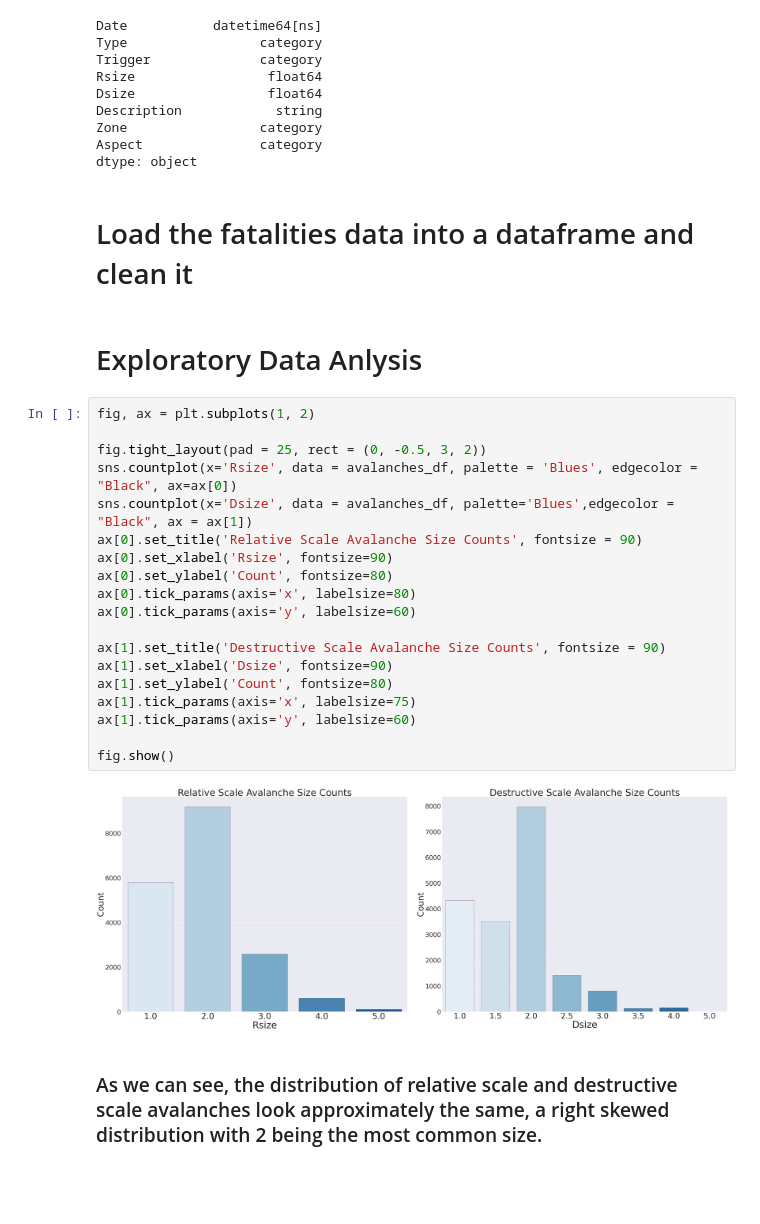
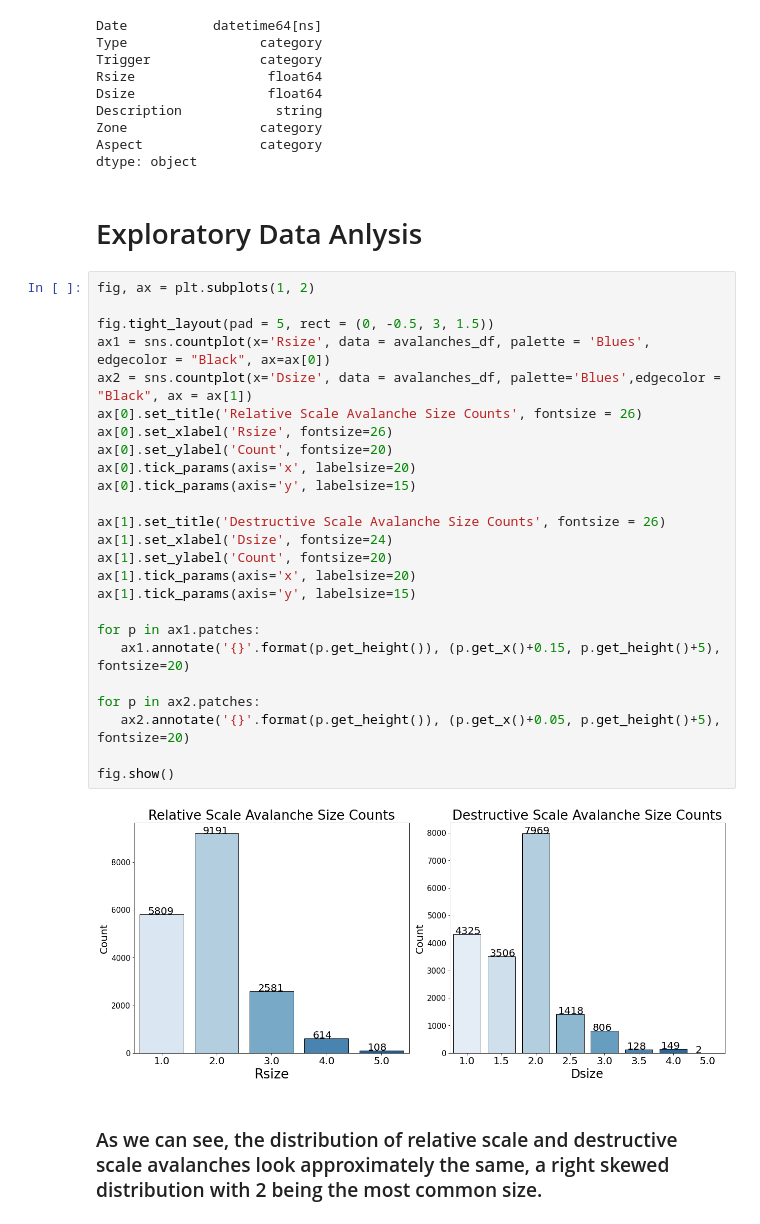
Before and after one commit to reformedgamer/comp4447_finalproject, a Jupyter notebook: primaryDataset.ipynb, the cells around one changed output. Drawn from its saved outputs; the diff is of its cells as text; blank space fills up the shorter version.

Commit message:
continued with EDA, stuck on type per aspect graph

```diff
--- a/primaryDataset.ipynb
+++ b/primaryDataset.ipynb
@@ -37,31 +37,35 @@ Description            string
 Zone                 category
 Aspect               category
 dtype: object
-# %% [markdown]
-# Load the fatalities data into a dataframe and clean it
 # %% [markdown]
 # Exploratory Data Anlysis
 # %%
 fig, ax = plt.subplots(1, 2)
 
-fig.tight_layout(pad = 25, rect = (0, -0.5, 3, 2))
-sns.countplot(x='Rsize', data = avalanches_df, palette = 'Blues', edgecolor = "Black", ax=ax[0])
-sns.countplot(x='Dsize', data = avalanches_df, palette='Blues',edgecolor = "Black", ax = ax[1])
-ax[0].set_title('Relative Scale Avalanche Size Counts', fontsize = 90)
-ax[0].set_xlabel('Rsize', fontsize=90)
-ax[0].set_ylabel('Count', fontsize=80)
-ax[0].tick_params(axis='x', labelsize=80)
-ax[0].tick_params(axis='y', labelsize=60)
+fig.tight_layout(pad = 5, rect = (0, -0.5, 3, 1.5))
+ax1 = sns.countplot(x='Rsize', data = avalanches_df, palette = 'Blues', edgecolor = "Black", ax=ax[0])
+ax2 = sns.countplot(x='Dsize', data = avalanches_df, palette='Blues',edgecolor = "Black", ax = ax[1])
+ax[0].set_title('Relative Scale Avalanche Size Counts', fontsize = 26)
+ax[0].set_xlabel('Rsize', fontsize=26)
+ax[0].set_ylabel('Count', fontsize=20)
+ax[0].tick_params(axis='x', labelsize=20)
+ax[0].tick_params(axis='y', labelsize=15)
 
-ax[1].set_title('Destructive Scale Avalanche Size Counts', fontsize = 90)
-ax[1].set_xlabel('Dsize', fontsize=90)
-ax[1].set_ylabel('Count', fontsize=80)
-ax[1].tick_params(axis='x', labelsize=75)
-ax[1].tick_params(axis='y', labelsize=60)
+ax[1].set_title('Destructive Scale Avalanche Size Counts', fontsize = 26)
+ax[1].set_xlabel('Dsize', fontsize=24)
+ax[1].set_ylabel('Count', fontsize=20)
+ax[1].tick_params(axis='x', labelsize=20)
+ax[1].tick_params(axis='y', labelsize=15)
+
+for p in ax1.patches:
+   ax1.annotate('{}'.format(p.get_height()), (p.get_x()+0.15, p.get_height()+5), fontsize=20)
+
+for p in ax2.patches:
+   ax2.annotate('{}'.format(p.get_height()), (p.get_x()+0.05, p.get_height()+5), fontsize=20)
 
 fig.show()
 # %% [output]
-[figure, old version]
+[figure, new version]
 # %% [markdown]
 ### As we can see, the distribution of relative scale and destructive scale avalanches look approximately the same, a right skewed distribution with 2 being the most common size.
 # %%
```
Also changed, not shown: parts of 4 cells of this notebook.
